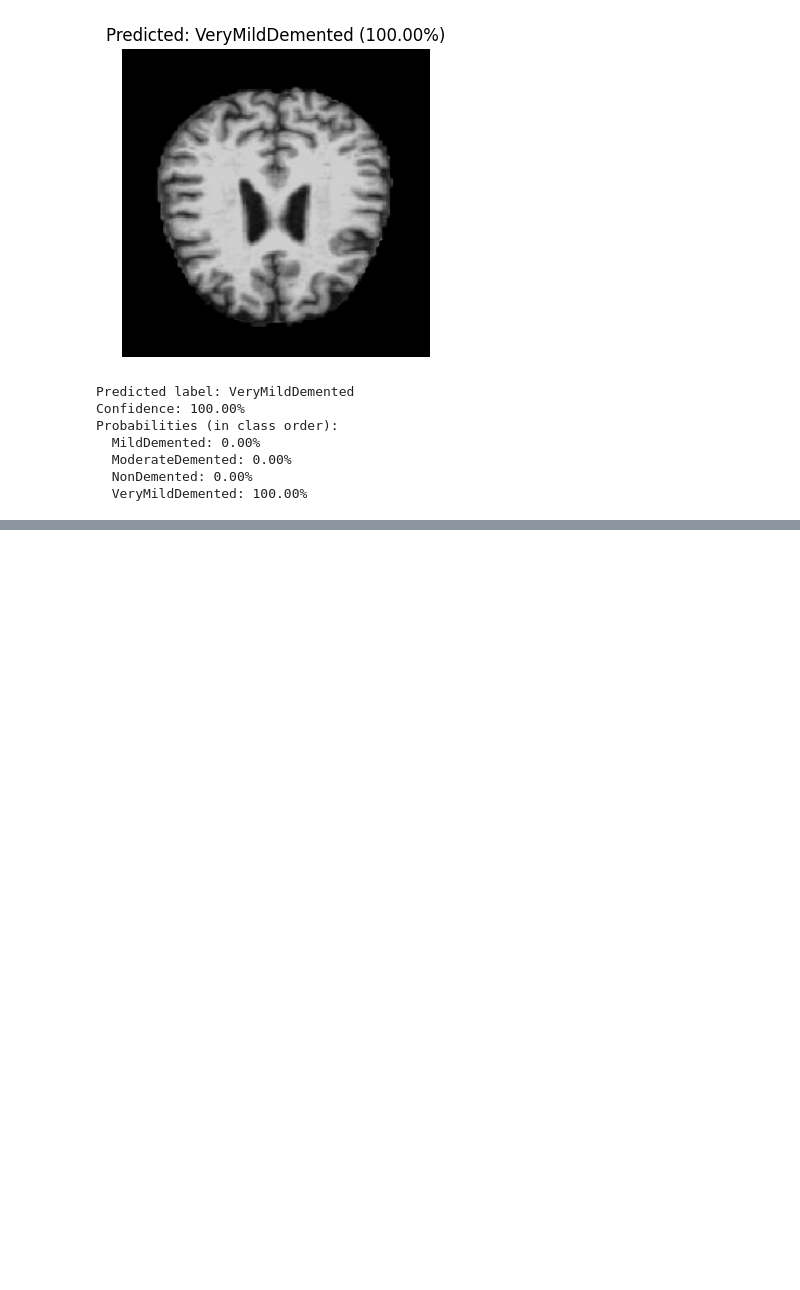
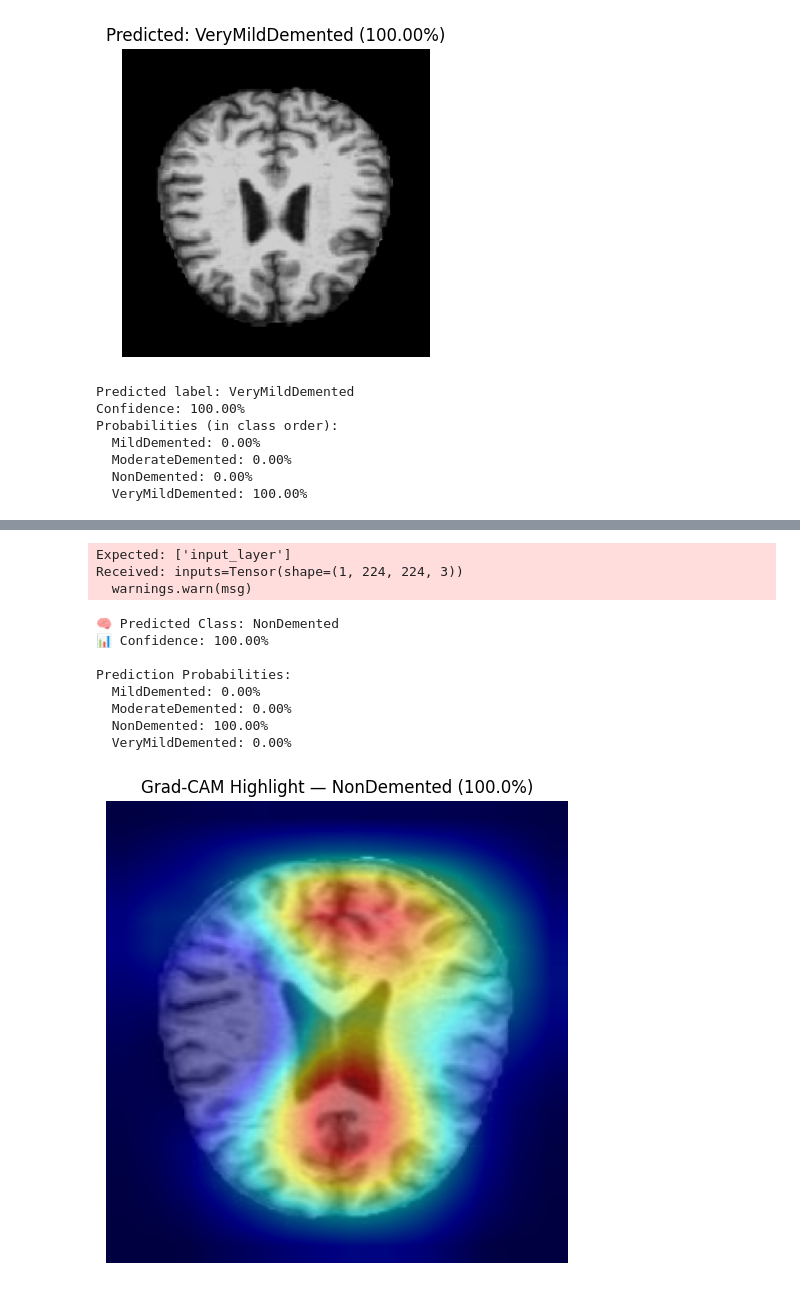
Before and after one commit to DevBatra05/DeepLearningLab, a Jupyter notebook: Project.ipynb, the cells around one changed output, grey strips where cells are left out. Cells and saved outputs as stored; diff of their text form; code cells hidden in the pictures; blank space fills up the shorter version.

```diff
--- a/Project.ipynb
+++ b/Project.ipynb
@@ -597,0 +681,68 @@ Probabilities (in class order):
+# %%
+from google.colab import files
+import cv2
+import numpy as np
+import matplotlib.pyplot as plt
+import tensorflow as tf
+from tensorflow.keras.preprocessing import image
+from tensorflow.keras.models import Model
+
+def generate_gradcam(model, img_path, layer_name="block5_conv3", size=(224,224)):
+    img = image.load_img(img_path, target_size=size)
+    x = image.img_to_array(img)
+    x = np.expand_dims(x, axis=0)
+    x = tf.keras.applications.vgg16.preprocess_input(x)
+
+    grad_model = Model(
+        inputs=model.inputs,
+        outputs=[model.get_layer(layer_name).output, model.output]
+    )
+
+    with tf.GradientTape() as tape:
+        conv_outputs, predictions = grad_model(x)
+        pred_index = tf.argmax(predictions[0])
+        loss = predictions[:, pred_index]
+
+    grads = tape.gradient(loss, conv_outputs)
+    pooled_grads = tf.reduce_mean(grads, axis=(0,1,2))
+
+    conv_outputs = conv_outputs[0]
+    heatmap = tf.reduce_sum(pooled_grads * conv_outputs, axis=-1)
+
+    heatmap = np.maximum(heatmap, 0) / tf.reduce_max(heatmap)
+    heatmap = heatmap.numpy()
+
+    img = cv2.imread(img_path)
+    img = cv2.resize(img, size)
+
+    heatmap = cv2.resize(heatmap, (img.shape[1], img.shape[0]))
+    heatmap = np.uint8(255 * heatmap)
+    heatmap = cv2.applyColorMap(heatmap, cv2.COLORMAP_JET)
+
+    overlay = cv2.addWeighted(img, 0.5, heatmap, 0.5, 0)
+
+    return overlay, predictions.numpy()[0]
+
+# -------- Run this to upload image ----------
+uploaded = files.upload()
+img_path = next(iter(uploaded))  # get uploaded filename
+
+overlay, preds = generate_gradcam(model_for_inference, img_path)
+
+# -------- Display Prediction + Heatmap ----------
+labels = ["MildDemented", "ModerateDemented", "NonDemented", "VeryMildDemented"]
+pred_class = labels[np.argmax(preds)]
+confidence = np.max(preds) * 100
+
+print(f"\n🧠 Predicted Class: {pred_class}")
+print(f"📊 Confidence: {confidence:.2f}%")
+print("\nPrediction Probabilities:")
+for i, p in enumerate(preds):
+    print(f"  {labels[i]}: {p*100:.2f}%")
+
+plt.figure(figsize=(6,6))
+plt.imshow(cv2.cvtColor(overlay, cv2.COLOR_BGR2RGB))
+plt.axis("off")
+plt.title(f"Grad-CAM Highlight — {pred_class} ({confidence:.1f}%)")
+plt.show()
+# %% [output]
@@ -597,0 +751,12 @@ Probabilities (in class order):
+Expected: ['input_layer']
+Received: inputs=Tensor(shape=(1, 224, 224, 3))
+  warnings.warn(msg)
+🧠 Predicted Class: NonDemented
+📊 Confidence: 100.00%
+
+Prediction Probabilities:
+  MildDemented: 0.00%
+  ModerateDemented: 0.00%
+  NonDemented: 100.00%
+  VeryMildDemented: 0.00%
+[figure, added]
```
Also changed, not shown: parts of 6 cells of this notebook.
